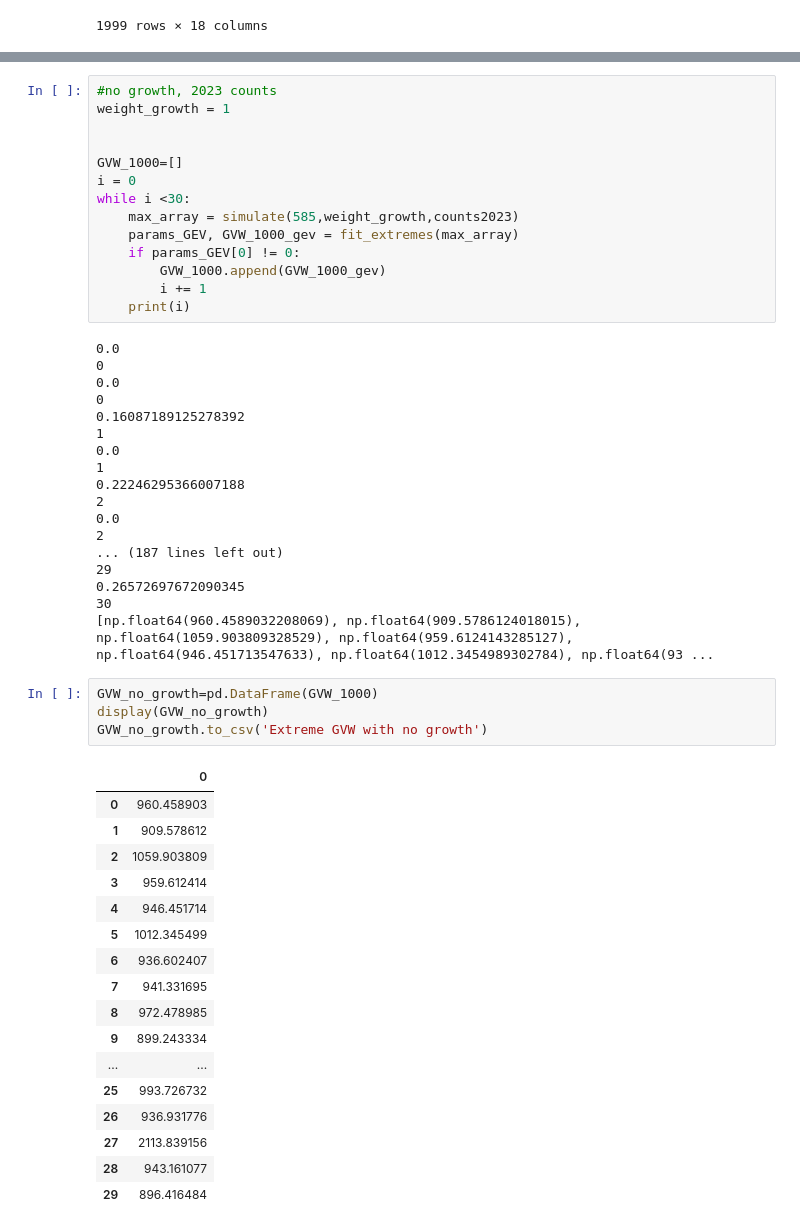
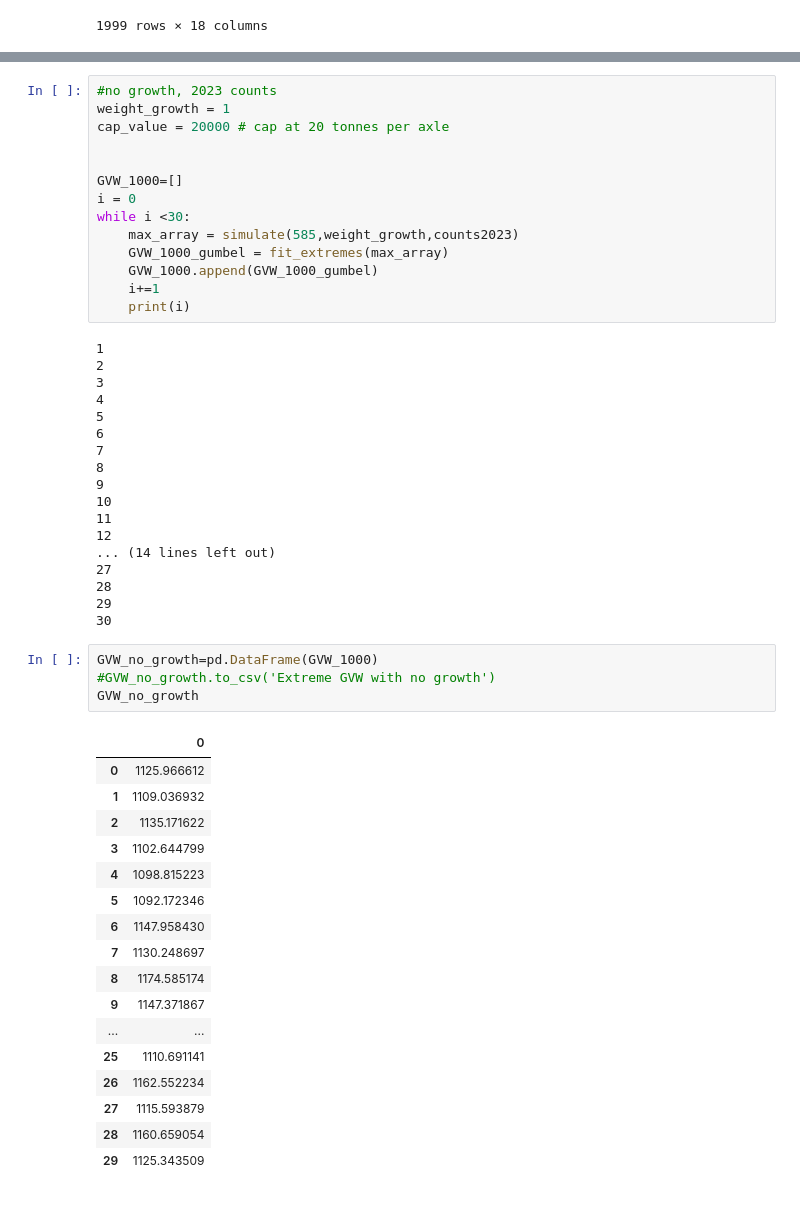
Before and after one commit to agrooten/MORE, a Jupyter notebook: WIM_data/WIM_data_dinsdag_versie.ipynb, the cells around one changed output, grey strips where cells are left out. Cells and saved outputs as stored; diff of their text form.

```diff
--- a/WIM_data/WIM_data_dinsdag_versie.ipynb
+++ b/WIM_data/WIM_data_dinsdag_versie.ipynb
@@ -1203,54 +1142,54 @@ def fit_extremes(max_array):
 # %%
 #no growth, 2023 counts
 weight_growth = 1
+cap_value = 20000 # cap at 20 tonnes per axle
 
 
 GVW_1000=[]
 i = 0
 while i <30:
     max_array = simulate(585,weight_growth,counts2023)
-    params_GEV, GVW_1000_gev = fit_extremes(max_array)
-    if params_GEV[0] != 0:
-        GVW_1000.append(GVW_1000_gev)
-        i += 1
+    GVW_1000_gumbel = fit_extremes(max_array)
+    GVW_1000.append(GVW_1000_gumbel)
+    i+=1
     print(i)
 # %% [output]
-0.0
-0
-0.0
-0
-0.16087189125278392
 1
-0.0
-1
-0.22246295366007188
 2
-0.0
-2
-... (187 lines left out)
+3
+4
+5
+6
+7
+8
+9
+10
+11
+12
+... (14 lines left out)
+27
+28
 29
-0.26572697672090345
 30
-[np.float64(960.4589032208069), np.float64(909.5786124018015), np.float64(1059.903809328529), np.float64(959.6124143285127), np.float64(946.451713547633), np.float64(1012.3454989302784), np.float64(93 ...
 # %%
 GVW_no_growth=pd.DataFrame(GVW_1000)
-display(GVW_no_growth)
-GVW_no_growth.to_csv('Extreme GVW with no growth')
+#GVW_no_growth.to_csv('Extreme GVW with no growth')
+GVW_no_growth
 # %% [output]
 |  | 0 |
-| 0 | 960.458903 |
-| 1 | 909.578612 |
-| 2 | 1059.903809 |
-| 3 | 959.612414 |
-| 4 | 946.451714 |
-| 5 | 1012.345499 |
-| 6 | 936.602407 |
-| 7 | 941.331695 |
-| 8 | 972.478985 |
-| 9 | 899.243334 |
+| 0 | 1125.966612 |
+| 1 | 1109.036932 |
+| 2 | 1135.171622 |
+| 3 | 1102.644799 |
+| 4 | 1098.815223 |
+| 5 | 1092.172346 |
+| 6 | 1147.958430 |
+| 7 | 1130.248697 |
+| 8 | 1174.585174 |
+| 9 | 1147.371867 |
 | ... | ... |
-| 25 | 993.726732 |
-| 26 | 936.931776 |
-| 27 | 2113.839156 |
-| 28 | 943.161077 |
-| 29 | 896.416484 |
+| 25 | 1110.691141 |
+| 26 | 1162.552234 |
+| 27 | 1115.593879 |
+| 28 | 1160.659054 |
+| 29 | 1125.343509 |
```
Also changed, not shown: parts of 14 cells of this notebook.
